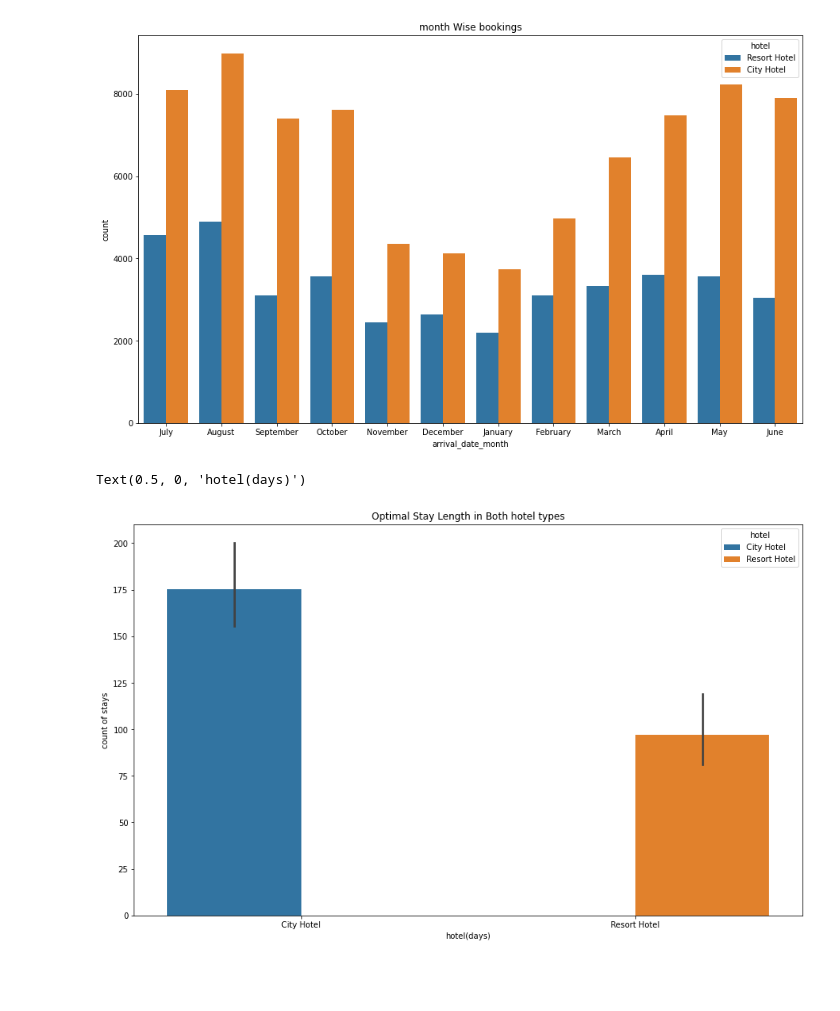
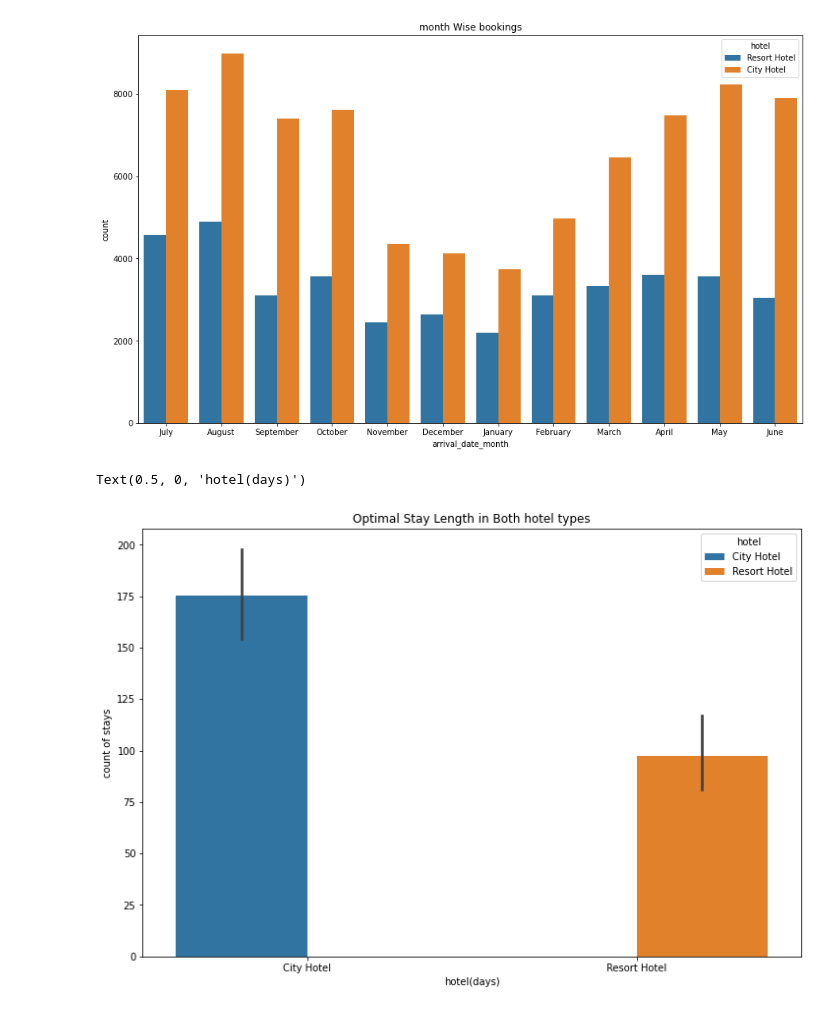
Before and after one commit to SumitAwagan123/hotel-booking-analysis-, a Jupyter notebook: Sumit_Awagan_Hotel_Booking_Analysis_Capstone_Project.ipynb, the cells around one changed output. Drawn from its saved outputs; the diff is of its cells as text; code cells hidden in the pictures; blank space fills up the shorter version.

```diff
--- a/Sumit_Awagan_Hotel_Booking_Analysis_Capstone_Project.ipynb
+++ b/Sumit_Awagan_Hotel_Booking_Analysis_Capstone_Project.ipynb
@@ -164,13 +164,13 @@ stay = stay.iloc[:, :3]                                                   # take
 stay = stay.rename(columns={'is_canceled':'Number of stays'})    # rename the columns
 # %%
 # set plot size and plot barchart
-plt.figure(figsize=(15,9))
+plt.figure(figsize=(12,8))
 sns.barplot(x='hotel',y='Number of stays',hue='hotel',data=stay)
 
 #set labels
 plt.title('Optimal Stay Length in Both hotel types')
 plt.ylabel('count of stays')
 plt.xlabel('hotel(days)')
 # %% [output]
 Text(0.5, 0, 'hotel(days)')
-[figure, old version]
+[figure, new version]
```
